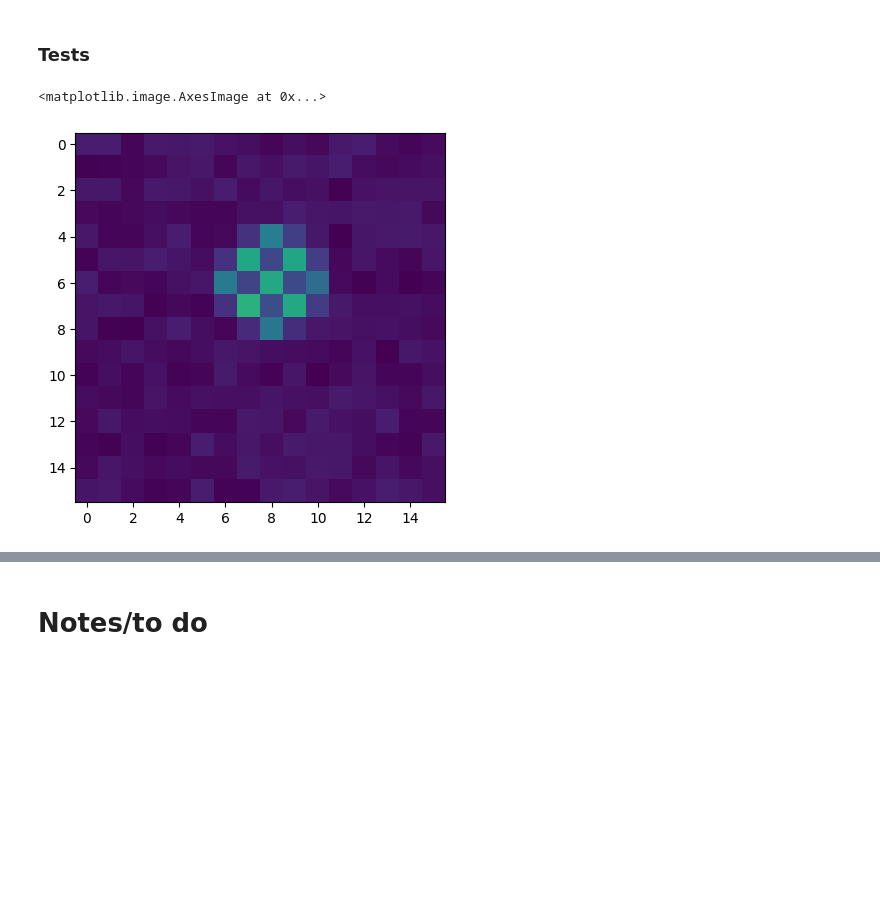
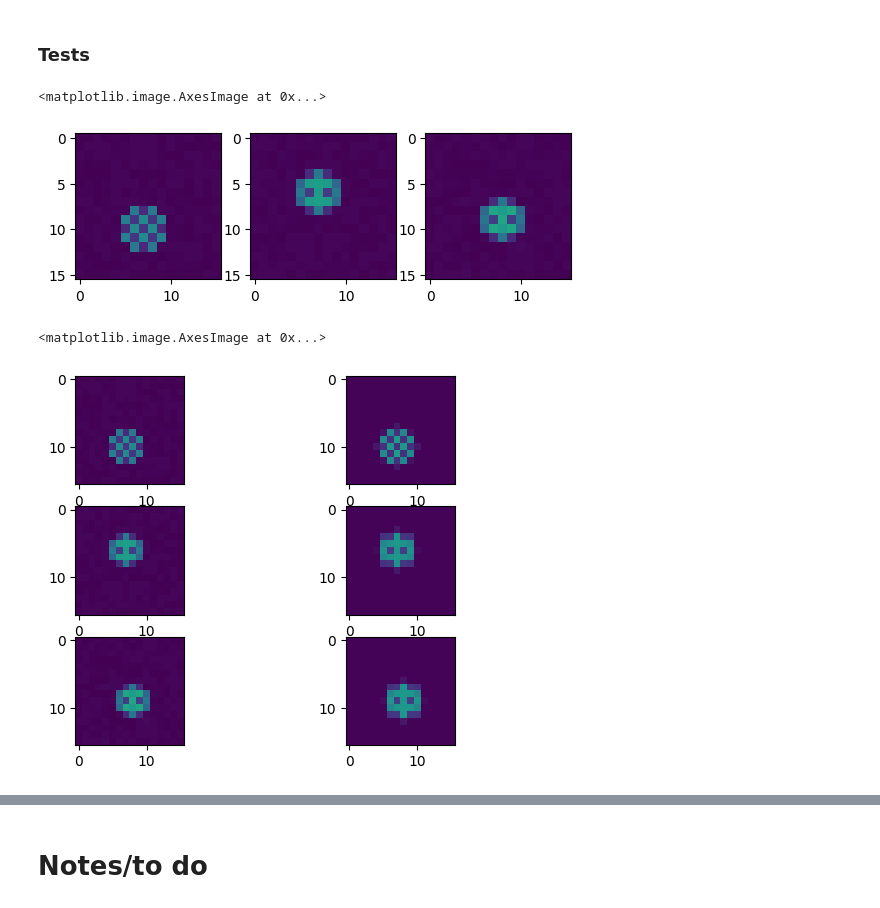
Before and after one commit to acb21kb/bumblebee-tags, a Jupyter notebook: open_files.ipynb, the cells around one changed output, grey strips where cells are left out. Cells and saved outputs as stored; diff of their text form; code cells hidden in the pictures; blank space fills up the shorter version.

```diff
--- a/open_files.ipynb
+++ b/open_files.ipynb
@@ -701,37 +701,45 @@ def synthetic_tag(r=150, g=50, b=150):
 
     X, Y = np2.ogrid[:16, :16] # 16 x 16 matrix
     dist = np2.sqrt((X - centre[0])**2 + (Y - centre[1])**2)
-    tagEdge = dist <= (width+0.25)
+
     tagArea = dist <= width
     centreTag = (dist+1) <= width
 
     # set base matrix (background random variation below 20)
-    redCircle = np2.random.random([16, 16]) * 20
-    greenCircle = np2.random.random([16, 16]) * 20
-    blueCircle = np2.random.random([16, 16]) * 20
+    redCircle = np2.random.random([16, 16]) #* 20
+    greenCircle = np2.random.random([16, 16]) #* 20
+    blueCircle = np2.random.random([16, 16]) #* 20
 
     # mimics outer edge being dimmer
-    redCircle[tagEdge & (tagArea==False)] += r * 0.25
-    greenCircle[tagEdge & (tagArea==False)] += g * 0.25
-    blueCircle[tagEdge & (tagArea==False)] += b * 0.25
+    redCircle[tagArea==False] *= 5
+    greenCircle[tagArea==False] *= 5
+    blueCircle[tagArea==False] *= 5
 
-    redCircle[tagArea & (centreTag==False)] += r * 0.6
-    greenCircle[tagArea & (centreTag==False)] += g * 0.6
-    blueCircle[tagArea & (centreTag==False)] += b * 0.6
+    redCircle[tagArea & (centreTag==False)] = (random.randint(75, 100)/100) * r * 0.75
+    greenCircle[tagArea & (centreTag==False)] = (random.randint(75, 100)/100) * g * 0.75
+    blueCircle[tagArea & (centreTag==False)] = (random.randint(75, 100)/100) * b * 0.75
 
     # centre of tag is brightest
-    redCircle[centreTag] += r
-    greenCircle[centreTag] += g
-    blueCircle[centreTag] += b
+    redCircle[centreTag] = (random.randint(75, 100)/100) * r
+    greenCircle[centreTag] = (random.randint(75, 100)/100) * g
+    blueCircle[centreTag] = (random.randint(75, 100)/100) * b
 
     _, redPixels = getOnlyColour('R', np.ones([16, 16]), redCircle)
     _, greenPixels = getOnlyColour('G', np.ones([16, 16]), greenCircle)
     _, bluePixels = getOnlyColour('B', np.ones([16, 16]), blueCircle)
 
     return np2.where(redPixels == 0, np2.where(bluePixels == 0, greenPixels, bluePixels), redPixels)
-# %%
-synthTag = synthetic_tag()
-plt.imshow(synthTag, clim=[0, 255])
-# %% [output]
-<matplotlib.image.AxesImage at 0x...>
-[figure, removed]
+# %%
+purpleTag = synthetic_tag()
+cyanTag = synthetic_tag(r=50, g=150)
+orangeTag = synthetic_tag(g=150, b=50)
+
+syntheticTags = [purpleTag, cyanTag, orangeTag]
+
+_, ax = plt.subplots(1, 3)
+ax[0].imshow(purpleTag, clim=[0,255])
+ax[1].imshow(cyanTag, clim=[0,255])
+ax[2].imshow(orangeTag, clim=[0,255])
+# %% [output]
+<matplotlib.image.AxesImage at 0x...>
+[figure, added]
@@ -737,0 +766,13 @@ plt.imshow(synthTag, clim=[0, 255])
+# %%
+_, ax = plt.subplots(3, 2)
+ax[0,0].imshow(purpleTag, clim=[0,255])
+ax[0,1].imshow(testPredictions[0], clim=[0,255])
+
+ax[1,0].imshow(cyanTag, clim=[0,255])
+ax[1,1].imshow(testPredictions[1], clim=[0,255])
+
+ax[2,0].imshow(orangeTag, clim=[0,255])
+ax[2,1].imshow(testPredictions[2], clim=[0,255])
+# %% [output]
+<matplotlib.image.AxesImage at 0x...>
+[figure, added]
```
Also changed, not shown: parts of 12 cells of this notebook.
